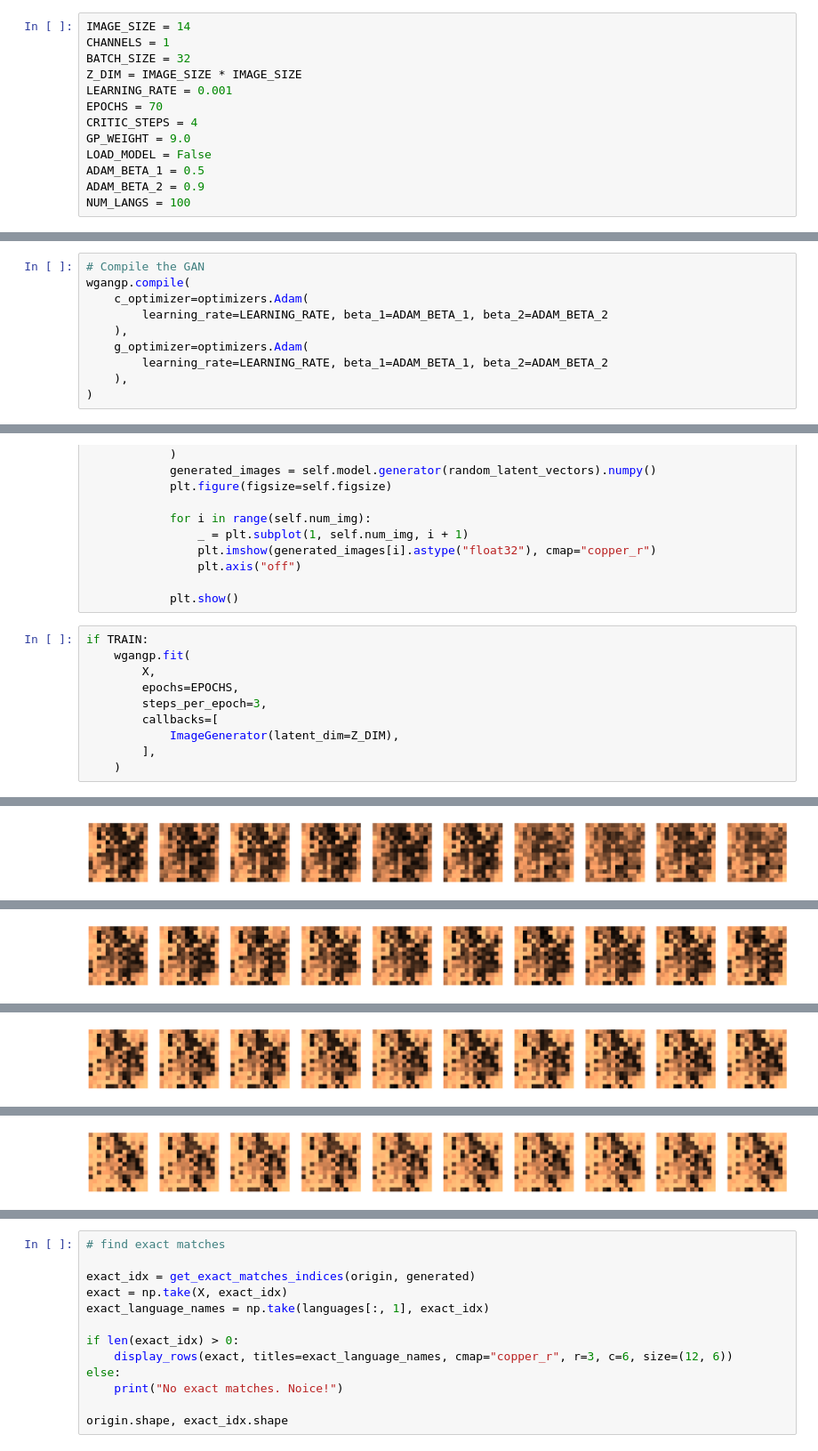
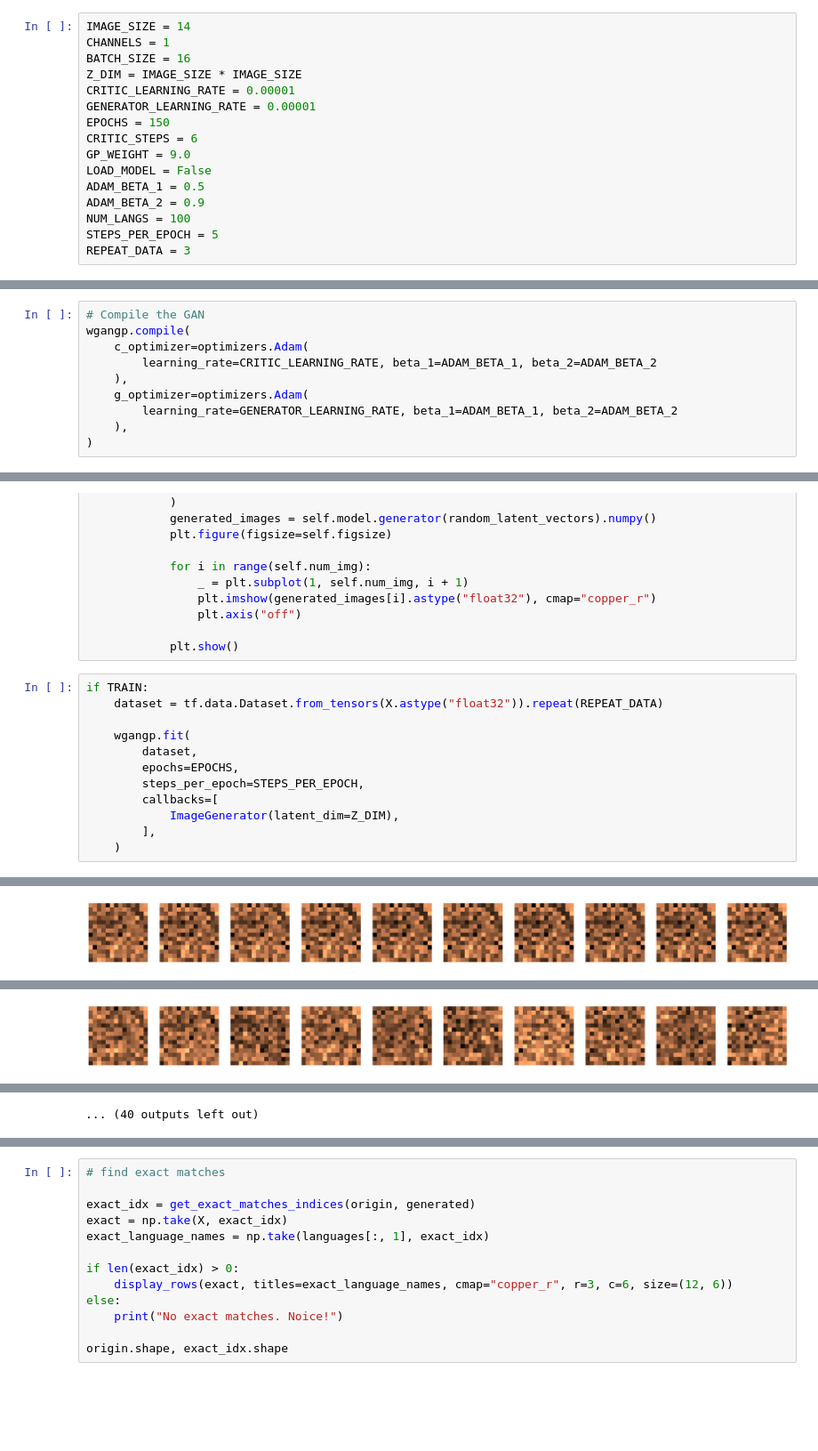
Before and after one commit to Pappa/conlanger, a Jupyter notebook: notebooks/wals_parameters_gan.ipynb, the cells around one changed output, grey strips where cells are left out. Shown at 89% size. Drawn from its saved outputs; the diff is of its cells as text; blank space fills up the shorter version.

```diff
--- a/notebooks/wals_parameters_gan.ipynb
+++ b/notebooks/wals_parameters_gan.ipynb
@@ -35,16 +35,19 @@ I0000 00:00:1726514861.845500    4284 cuda_executor.cc:1015] successful NUMA nod
 # %%
 IMAGE_SIZE = 14
 CHANNELS = 1
-BATCH_SIZE = 32
+BATCH_SIZE = 16
 Z_DIM = IMAGE_SIZE * IMAGE_SIZE
-LEARNING_RATE = 0.001
-EPOCHS = 70
-CRITIC_STEPS = 4
+CRITIC_LEARNING_RATE = 0.00001
+GENERATOR_LEARNING_RATE = 0.00001
+EPOCHS = 150
+CRITIC_STEPS = 6
 GP_WEIGHT = 9.0
 LOAD_MODEL = False
 ADAM_BETA_1 = 0.5
 ADAM_BETA_2 = 0.9
 NUM_LANGS = 100
+STEPS_PER_EPOCH = 5
+REPEAT_DATA = 3
 # %%
 data = np.load("./data/language_parameters.npz", allow_pickle=True)
 language_parameters = data["language_parameters"]
@@ -191,10 +194,10 @@ wgangp = WGANGP(
 # Compile the GAN
 wgangp.compile(
     c_optimizer=optimizers.Adam(
-        learning_rate=LEARNING_RATE, beta_1=ADAM_BETA_1, beta_2=ADAM_BETA_2
+        learning_rate=CRITIC_LEARNING_RATE, beta_1=ADAM_BETA_1, beta_2=ADAM_BETA_2
     ),
     g_optimizer=optimizers.Adam(
-        learning_rate=LEARNING_RATE, beta_1=ADAM_BETA_1, beta_2=ADAM_BETA_2
+        learning_rate=GENERATOR_LEARNING_RATE, beta_1=ADAM_BETA_1, beta_2=ADAM_BETA_2
     ),
 )
 # %%
@@ -224,10 +227,12 @@ class ImageGenerator(callbacks.Callback):
             plt.show()
 # %%
 if TRAIN:
+    dataset = tf.data.Dataset.from_tensors(X.astype("float32")).repeat(REPEAT_DATA)
+
     wgangp.fit(
-        X,
+        dataset,
         epochs=EPOCHS,
-        steps_per_epoch=3,
+        steps_per_epoch=STEPS_PER_EPOCH,
         callbacks=[
             ImageGenerator(latent_dim=Z_DIM),
         ],
@@ -259,0 +244 @@ Epoch 11/70
+[figure, new version]
@@ -260 +269 @@ Epoch 11/70
-[figure, old version]
+[figure, new version]
@@ -278 +269,0 @@ Epoch 21/70
-[figure, removed]
@@ -296 +269,0 @@ Epoch 31/70
-[figure, removed]
@@ -314 +269,0 @@ Epoch 41/70
-[figure, removed]
@@ -329,3 +291,4 @@ Epoch 47/70
+... (40 outputs left out)
 # %%
 if TRAIN:
 
```
Also changed, not shown: parts of 6 cells of this notebook, 1 other file.
